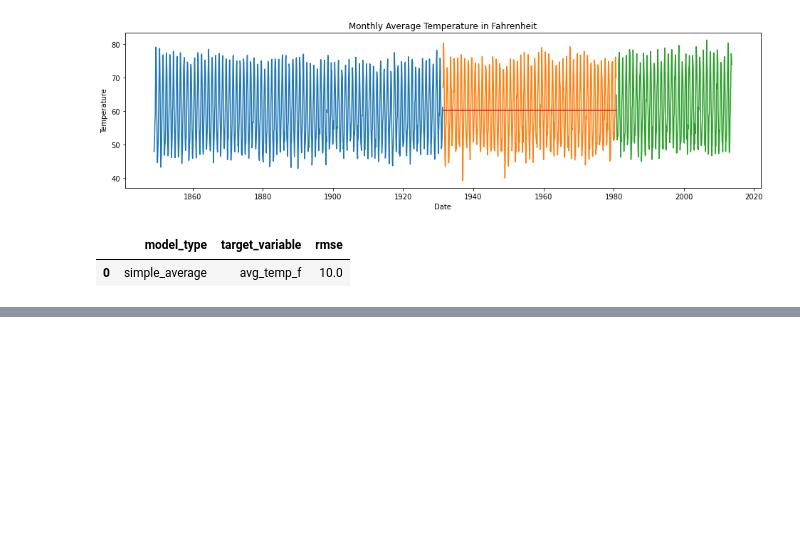
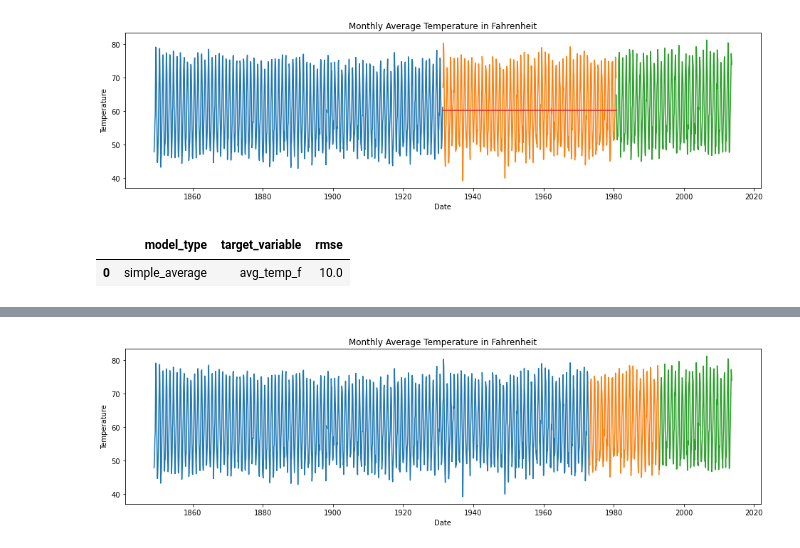
Before and after one commit to jeffakins/time_series, a Jupyter notebook: timeseries_mini_project.ipynb, the cells around one changed output, grey strips where cells are left out. Cells and saved outputs as stored; diff of their text form; code cells hidden in the pictures; blank space fills up the shorter version.

```diff
--- a/timeseries_mini_project.ipynb
+++ b/timeseries_mini_project.ipynb
@@ -241,0 +259,8 @@ eval_df
+# %%
+# Resplit
+    # Train: first date through 1972
+train = la_wx.loc[:133333]
+    # Validate is 1973 through 1992 (20 yrs)
+validate = la_wx.loc[133334: 133573]
+    # Test is 1993 through 2013 (20 yrs)
+test = la_wx.loc[133574:]
@@ -241,0 +283,13 @@ eval_df
+# %%
+# plot the data points, color by train, validate, test
+plt.figure(figsize=(16, 4))
+sns.lineplot(x="dt", y="avg_temp_f", data=train)
+sns.lineplot(x="dt", y="avg_temp_f", data=validate)
+sns.lineplot(x="dt", y="avg_temp_f", data=test)
+
+plt.xlabel('Date')
+plt.ylabel('Temperature')
+plt.title('Monthly Average Temperature in Fahrenheit')
+plt.show()
+# %% [output]
+[figure, added]
```
Also changed, not shown: parts of 4 cells of this notebook.
